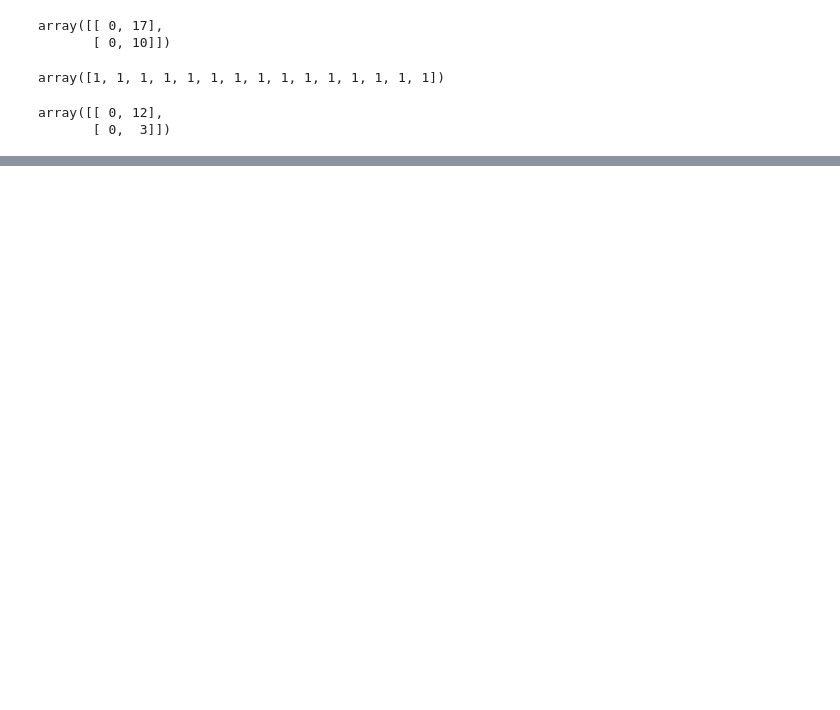
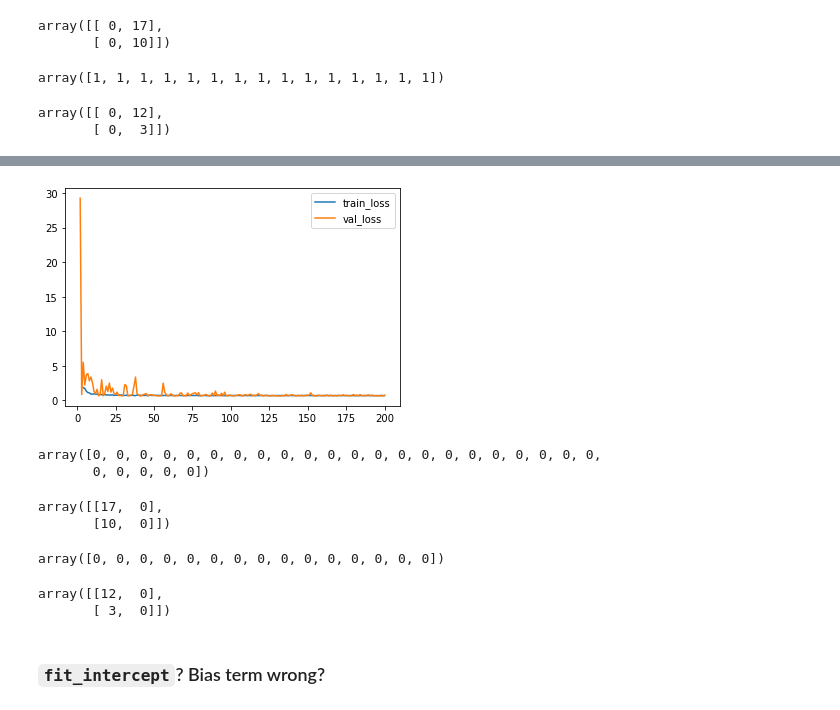
Before and after one commit to phunc20/facebook, a Jupyter notebook: python_taiwan/logistic_regression/yang_wang/02_debug.ipynb, the cells around one changed output, grey strips where cells are left out. Saved outputs shown, nothing was run; the diff lists cells and outputs as text; code cells hidden in the pictures; blank space fills up the shorter version.

```diff
--- a/python_taiwan/logistic_regression/yang_wang/02_debug.ipynb
+++ b/python_taiwan/logistic_regression/yang_wang/02_debug.ipynb
@@ -673,0 +704,3 @@ array([[ 0, 12],
+# %%
+n_epochs = 200
+w, train_hist, val_hist = SGD(X_t, y_train, X_dev=X_v, Y_dev=y_val, epochs=n_epochs, print_progress=False)
@@ -673,0 +717,30 @@ array([[ 0, 12],
+# %%
+x = range(1, len(train_hist)+1)
+plt.plot(x, train_hist, label="train_loss")
+plt.plot(x, val_hist, label="val_loss")
+plt.legend();
+# %% [output]
+[figure, added]
+# %%
+y_val_pred = (sigmoid((X_v @ w)) > 0.5).astype(np.int)
+y_val_pred
+# %% [output]
+array([0, 0, 0, 0, 0, 0, 0, 0, 0, 0, 0, 0, 0, 0, 0, 0, 0, 0, 0, 0, 0, 0,
+       0, 0, 0, 0, 0])
+# %%
+confusion_matrix(y_val, y_val_pred)
+# %% [output]
+array([[17,  0],
+       [10,  0]])
+# %%
+y_test_pred = (sigmoid(X_te @ w) > 0.5).astype(np.int)
+y_test_pred
+# %% [output]
+array([0, 0, 0, 0, 0, 0, 0, 0, 0, 0, 0, 0, 0, 0, 0])
+# %%
+confusion_matrix(y_test, y_test_pred)
+# %% [output]
+array([[12,  0],
+       [ 3,  0]])
+# %% [markdown]
+### `fit_intercept`? Bias term wrong?
```
Also changed, not shown: parts of 51 cells of this notebook.
